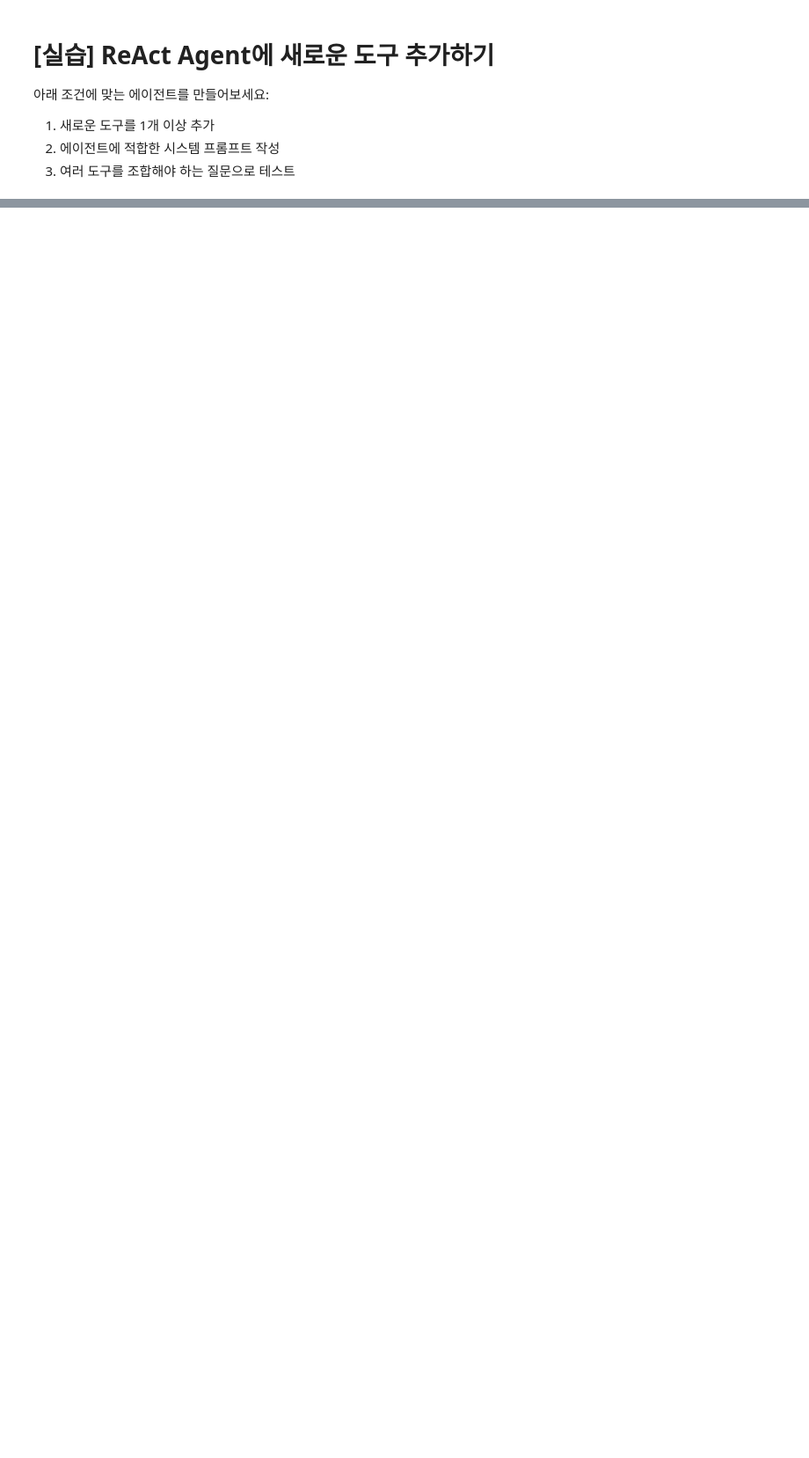
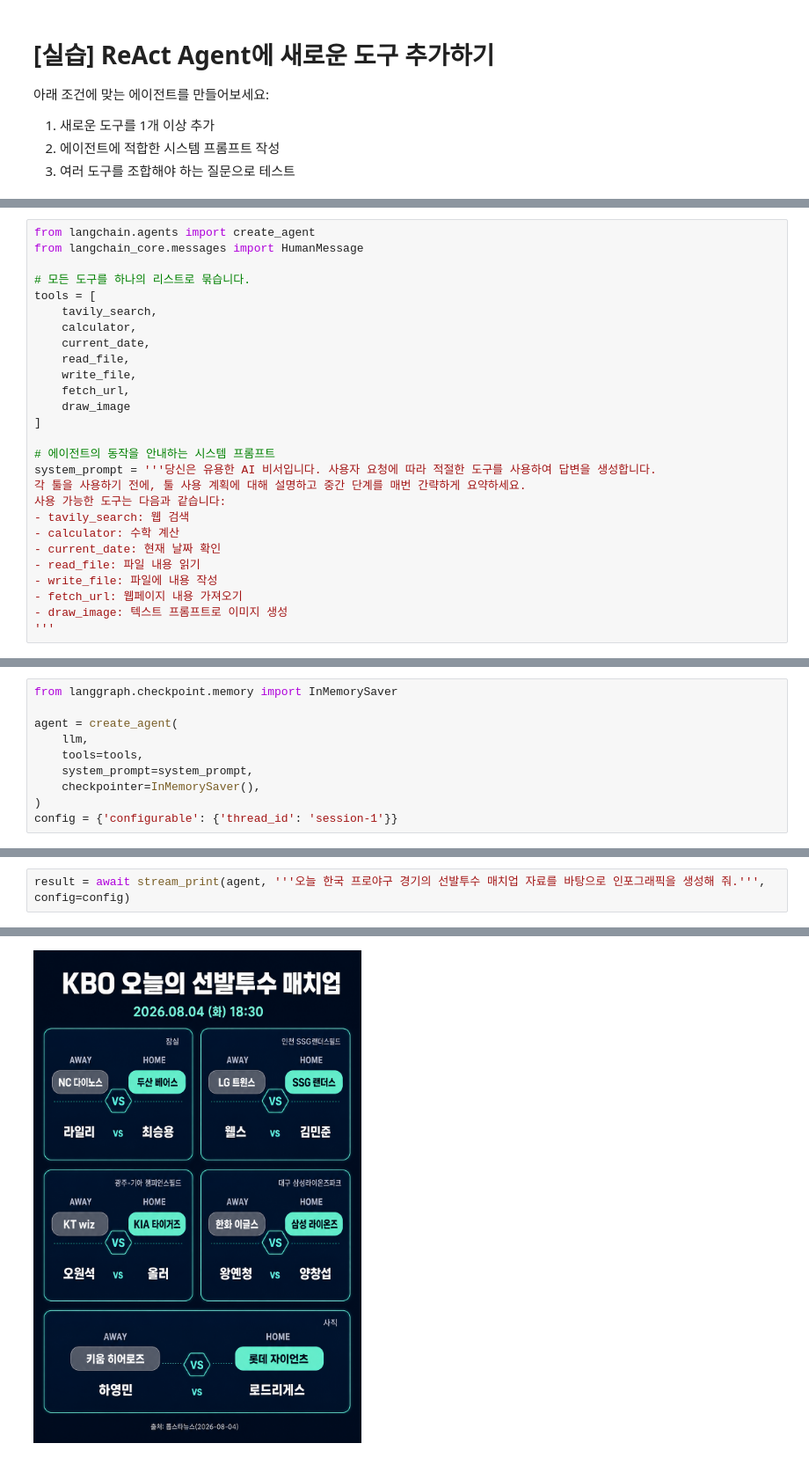
Before and after one commit to kdkim2000/RAG2026, a Jupyter notebook: [실습]_8_LangChain과_다양한_툴_연동.ipynb, the cells around one changed output, grey strips where cells are left out. Shown at 88% size. Cells and saved outputs as stored; diff of their text form; blank space fills up the shorter version.

```diff
--- a/[실습]_8_LangChain과_다양한_툴_연동.ipynb
+++ b/[실습]_8_LangChain과_다양한_툴_연동.ipynb
@@ -389,0 +650,27 @@ def draw_image(prompt:str) ->str:
+# %%
+from langchain.agents import create_agent
+from langchain_core.messages import HumanMessage
+
+# 모든 도구를 하나의 리스트로 묶습니다.
+tools = [
+    tavily_search,
+    calculator,
+    current_date,
+    read_file,
+    write_file,
+    fetch_url,
+    draw_image
+]
+
+# 에이전트의 동작을 안내하는 시스템 프롬프트
+system_prompt = '''당신은 유용한 AI 비서입니다. 사용자 요청에 따라 적절한 도구를 사용하여 답변을 생성합니다.
+각 툴을 사용하기 전에, 툴 사용 계획에 대해 설명하고 중간 단계를 매번 간략하게 요약하세요.
+사용 가능한 도구는 다음과 같습니다:
+- tavily_search: 웹 검색
+- calculator: 수학 계산
+- current_date: 현재 날짜 확인
+- read_file: 파일 내용 읽기
+- write_file: 파일에 내용 작성
+- fetch_url: 웹페이지 내용 가져오기
+- draw_image: 텍스트 프롬프트로 이미지 생성
+'''
@@ -389,0 +679,10 @@ def draw_image(prompt:str) ->str:
+# %%
+from langgraph.checkpoint.memory import InMemorySaver
+
+agent = create_agent(
+    llm,
+    tools=tools,
+    system_prompt=system_prompt,
+    checkpointer=InMemorySaver(),
+)
+config = {'configurable': {'thread_id': 'session-1'}}
@@ -389,0 +717,3 @@ def draw_image(prompt:str) ->str:
+# %%
+result = await stream_print(agent, '''오늘 한국 프로야구 경기의 선발투수 매치업 자료를 바탕으로 인포그래픽을 생성해 줘.''', config=config)
+# %% [output]
@@ -389,0 +737 @@ def draw_image(prompt:str) ->str:
+[figure, added]
```
Also changed, not shown: parts of 44 cells of this notebook.
